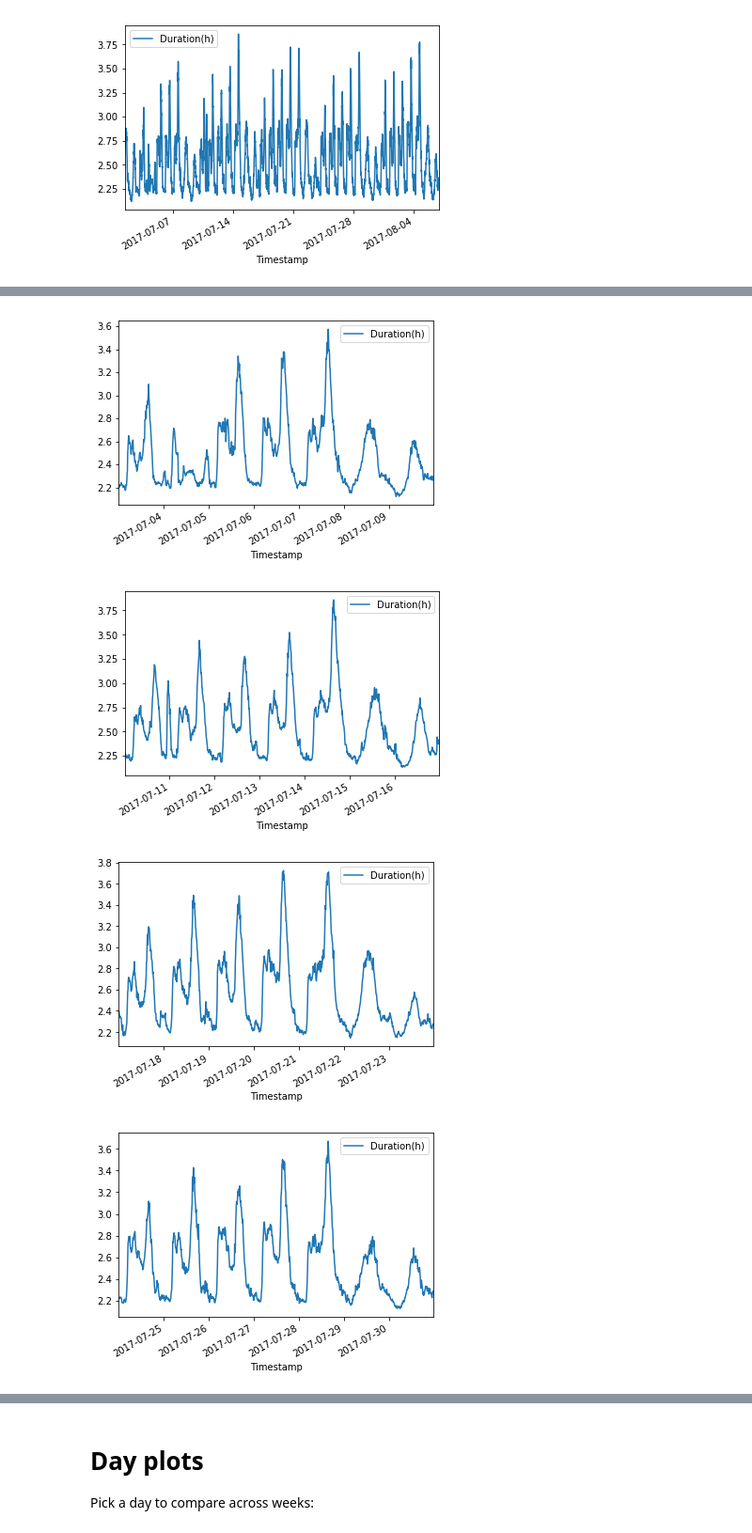
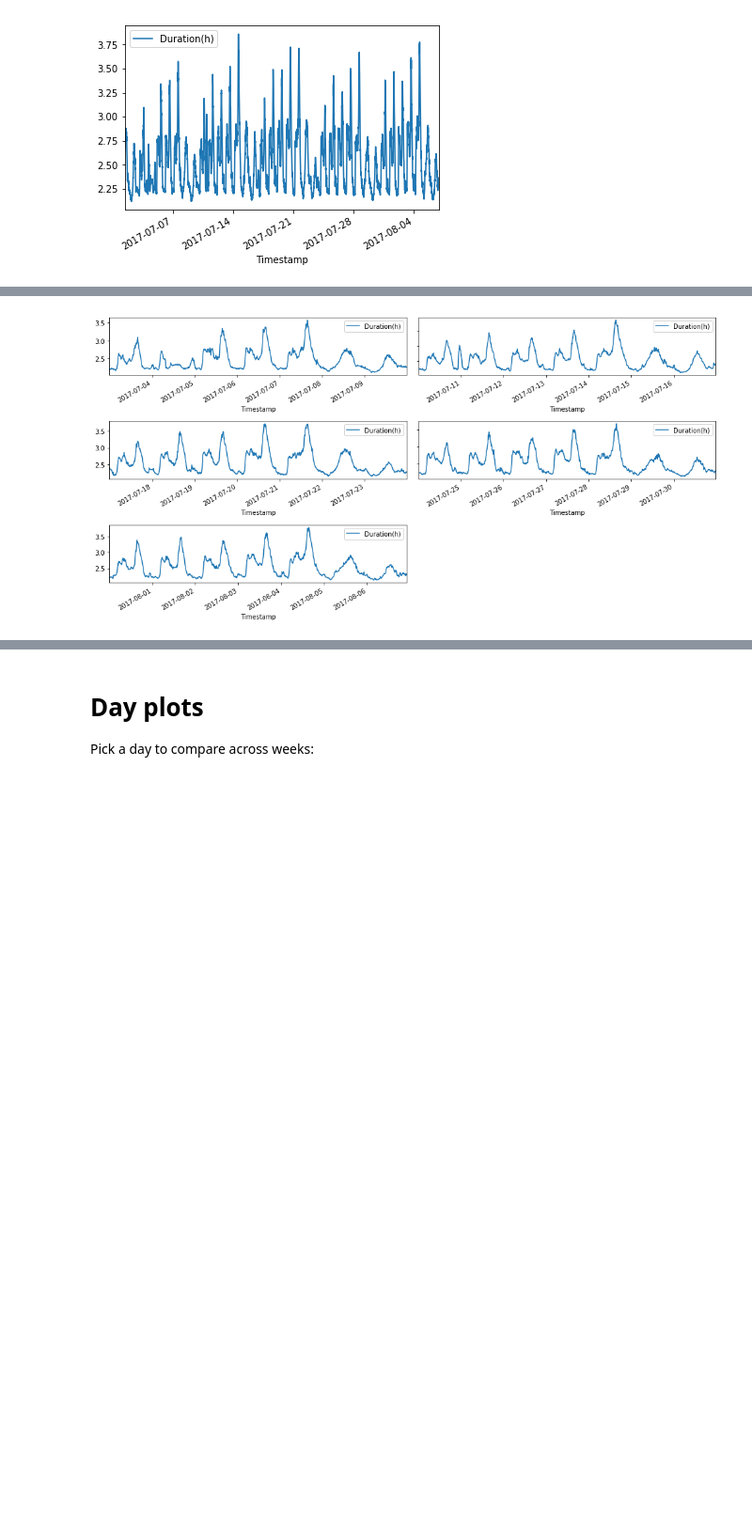
Before and after one commit to amadeuspzs/travelTime, a Jupyter notebook: analysis-pandas.ipynb, the cells around one changed output, grey strips where cells are left out. Shown: that part at 94% size. Saved outputs shown, nothing was run; the diff lists cells and outputs as text; code cells hidden in the pictures; blank space fills up the shorter version.

Commit message:
Add subplots

```diff
--- a/analysis-pandas.ipynb
+++ b/analysis-pandas.ipynb
@@ -58,9 +58,12 @@ Identify weeks in the dataset:
 # %%
+# todo: set ylim across rows, and disable jupyter scroll
 weeks = find_weeks(data)
-for week in weeks:
-    ax = data.iloc[week[0]:week[1]].plot(x='Timestamp',y='Duration(h)')
+num_cols = 2
+num_rows = int(math.ceil(len(weeks) / float(num_cols)))
+plt.figure(1,figsize=(14, 7))
+for e, week in enumerate(weeks):
+    ax = plt.subplot(num_rows,num_cols,e+1)
+    data.iloc[week[0]:week[1]].plot(x='Timestamp',y='Duration(h)',ax=ax, sharey=True)
+plt.tight_layout()
 # %% [output]
-[figure, old version]
+[figure, new version]
-[figure, removed]
-[figure, removed]
-[figure, removed]
```
Also changed, not shown: parts of 3 cells of this notebook, 1 other file.
